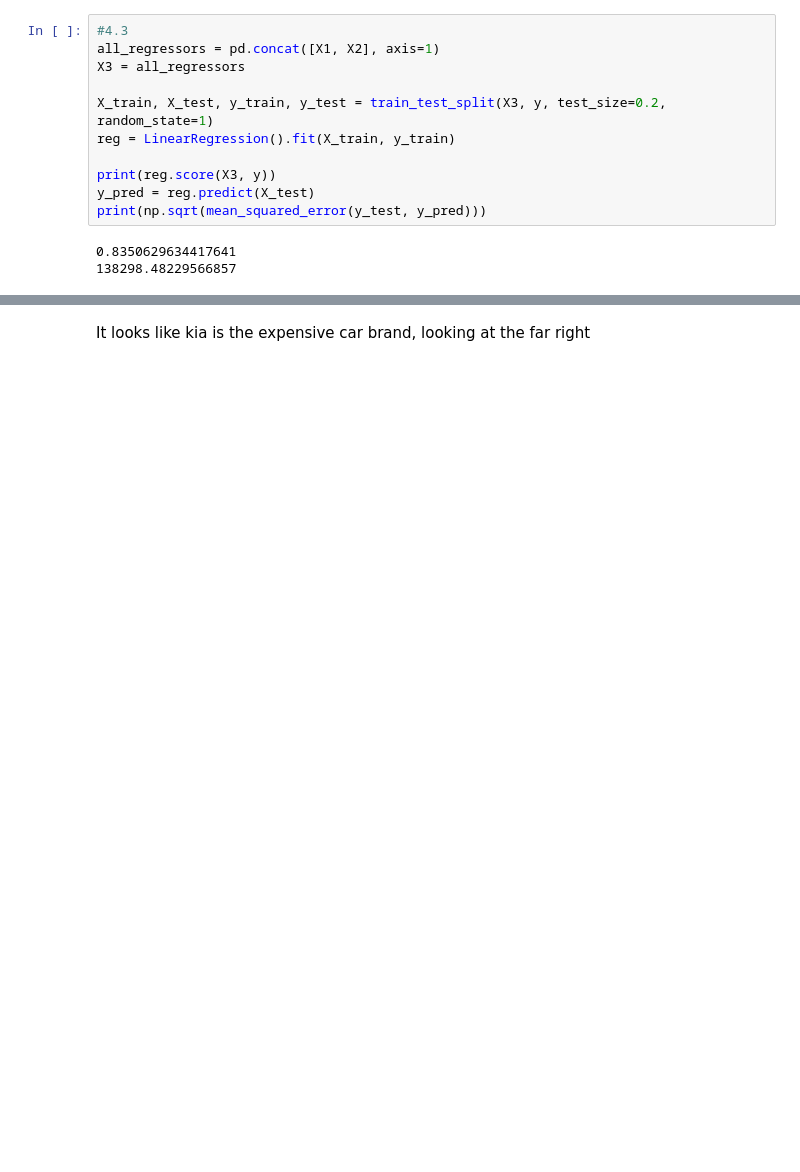
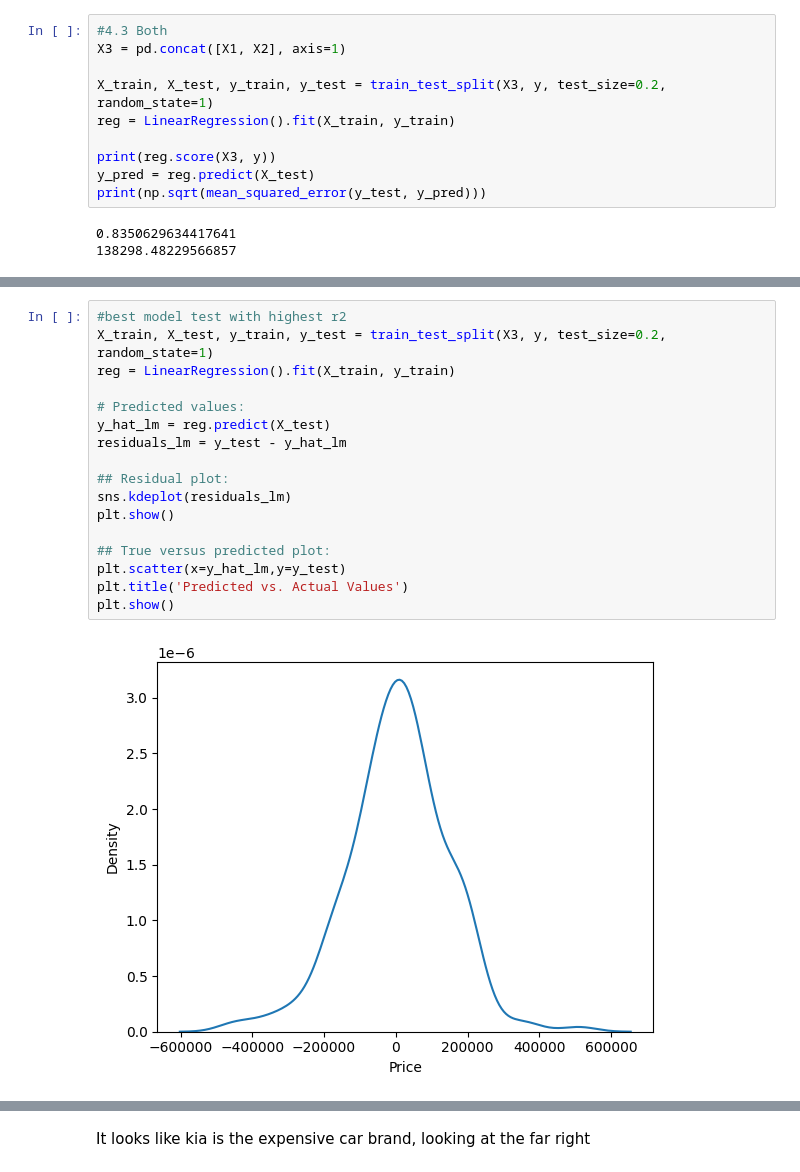
Before and after one commit to uvavmc7ht/assignment4, a Jupyter notebook: assignment4.ipynb, the cells around one changed output, grey strips where cells are left out. Saved outputs shown, nothing was run; the diff lists cells and outputs as text; blank space fills up the shorter version.

```diff
--- a/assignment4.ipynb
+++ b/assignment4.ipynb
@@ -161,9 +161,8 @@ print(np.sqrt(mean_squared_error(y_test, y_pred)))
 # %% [markdown]
 Category variables did better than number variables.
 # %%
-#4.3
-all_regressors = pd.concat([X1, X2], axis=1)
-X3 = all_regressors
+#4.3 Both
+X3 = pd.concat([X1, X2], axis=1)
 
 X_train, X_test, y_train, y_test = train_test_split(X3, y, test_size=0.2, random_state=1)
 reg = LinearRegression().fit(X_train, y_train)
@@ -176,0 +212,19 @@ print(np.sqrt(mean_squared_error(y_test, y_pred)))
+# %%
+#best model test with highest r2
+X_train, X_test, y_train, y_test = train_test_split(X3, y, test_size=0.2, random_state=1)
+reg = LinearRegression().fit(X_train, y_train)
+
+# Predicted values:
+y_hat_lm = reg.predict(X_test)
+residuals_lm = y_test - y_hat_lm
+
+## Residual plot:
+sns.kdeplot(residuals_lm)
+plt.show()
+
+## True versus predicted plot:
+plt.scatter(x=y_hat_lm,y=y_test)
+plt.title('Predicted vs. Actual Values')
+plt.show()
+# %% [output]
+[figure, added]
```
Also changed, not shown: parts of 6 cells of this notebook.
